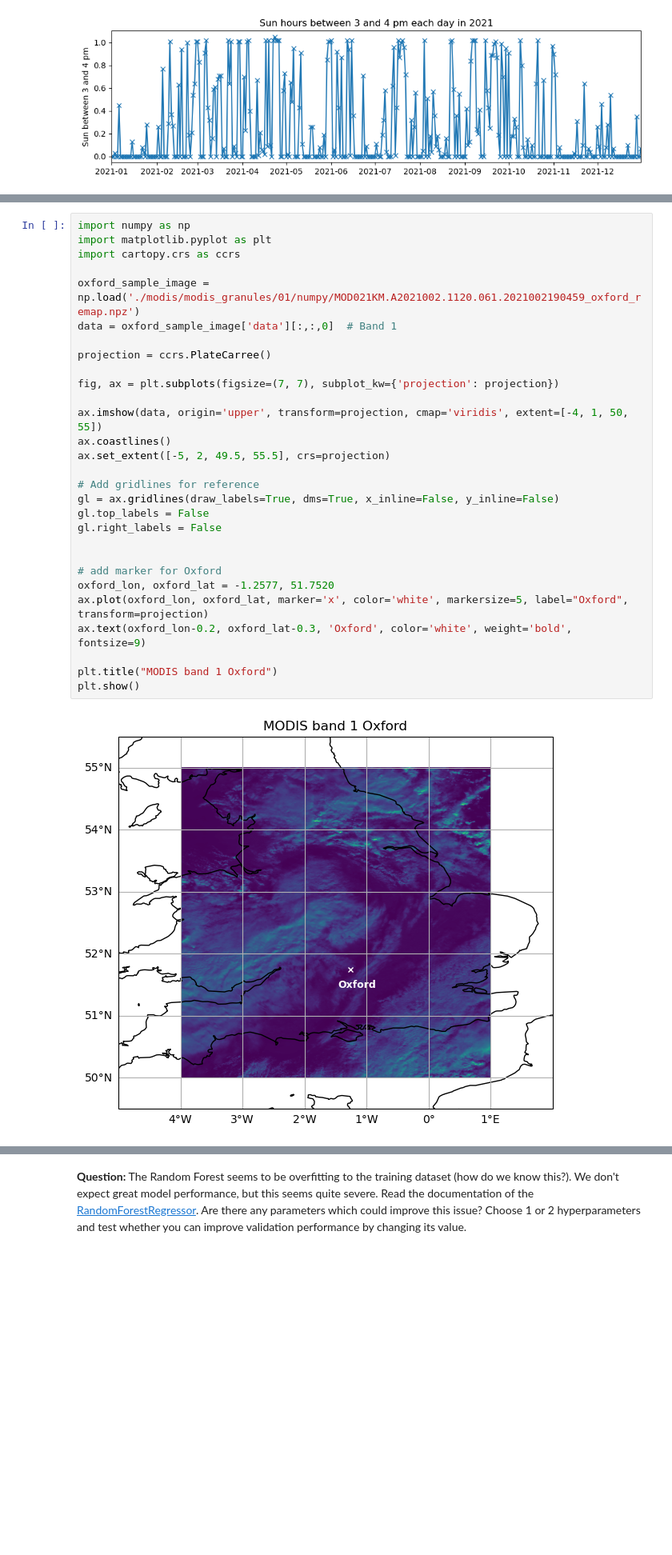
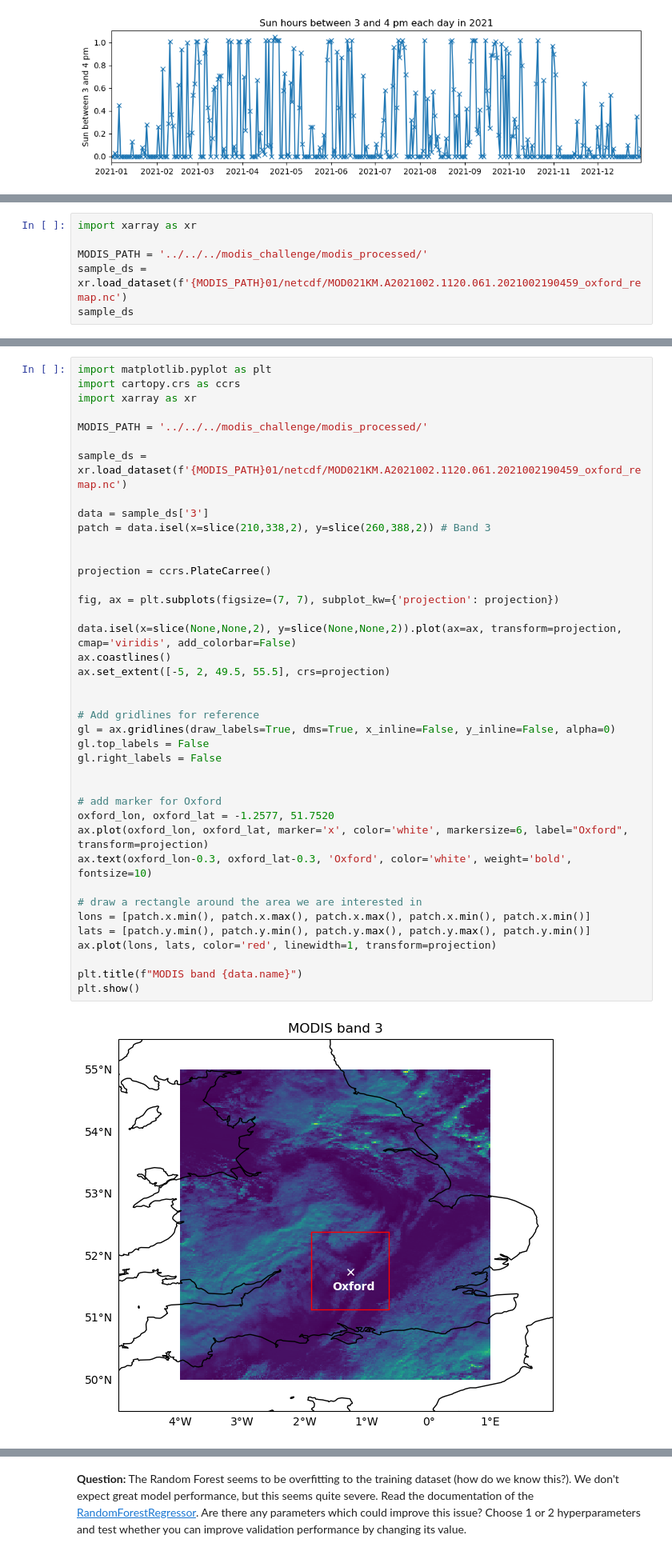
Before and after one commit to lillif/IECDT_EarthObservation, a Jupyter notebook: challenges/1-sunny-oxford/sun-prediction.ipynb, the cells around one changed output, grey strips where cells are left out. Shown at 80% size. Cells and saved outputs as stored; diff of their text form; blank space fills up the shorter version.

````diff
--- a/challenges/1-sunny-oxford/sun-prediction.ipynb
+++ b/challenges/1-sunny-oxford/sun-prediction.ipynb
@@ -92,3 +90,9 @@ results = earthaccess.search_data(
 
 files = earthaccess.download(results, local_path='./')
 ```
+# %%
+import xarray as xr
+
+MODIS_PATH = '../../../modis_challenge/modis_processed/'
+sample_ds = xr.load_dataset(f'{MODIS_PATH}01/netcdf/MOD021KM.A2021002.1120.061.2021002190459_oxford_remap.nc')
+sample_ds
@@ -95,31 +121,42 @@ files = earthaccess.download(results, local_path='./')
 # %%
-import numpy as np
 import matplotlib.pyplot as plt
 import cartopy.crs as ccrs
+import xarray as xr
 
-oxford_sample_image = np.load('./modis/modis_granules/01/numpy/MOD021KM.A2021002.1120.061.2021002190459_oxford_remap.npz')
-data = oxford_sample_image['data'][:,:,0]  # Band 1
+MODIS_PATH = '../../../modis_challenge/modis_processed/'
+
+sample_ds = xr.load_dataset(f'{MODIS_PATH}01/netcdf/MOD021KM.A2021002.1120.061.2021002190459_oxford_remap.nc')
+
+data = sample_ds['3']
+patch = data.isel(x=slice(210,338,2), y=slice(260,388,2)) # Band 3
+
 
 projection = ccrs.PlateCarree()
 
 fig, ax = plt.subplots(figsize=(7, 7), subplot_kw={'projection': projection})
 
-ax.imshow(data, origin='upper', transform=projection, cmap='viridis', extent=[-4, 1, 50, 55])
+data.isel(x=slice(None,None,2), y=slice(None,None,2)).plot(ax=ax, transform=projection, cmap='viridis', add_colorbar=False)
 ax.coastlines()
 ax.set_extent([-5, 2, 49.5, 55.5], crs=projection)
 
+
 # Add gridlines for reference
-gl = ax.gridlines(draw_labels=True, dms=True, x_inline=False, y_inline=False)
+gl = ax.gridlines(draw_labels=True, dms=True, x_inline=False, y_inline=False, alpha=0)
 gl.top_labels = False
 gl.right_labels = False
 
 
 # add marker for Oxford
 oxford_lon, oxford_lat = -1.2577, 51.7520
-ax.plot(oxford_lon, oxford_lat, marker='x', color='white', markersize=5, label="Oxford", transform=projection)
-ax.text(oxford_lon-0.2, oxford_lat-0.3, 'Oxford', color='white', weight='bold', fontsize=9)
+ax.plot(oxford_lon, oxford_lat, marker='x', color='white', markersize=6, label="Oxford", transform=projection)
+ax.text(oxford_lon-0.3, oxford_lat-0.3, 'Oxford', color='white', weight='bold', fontsize=10)
 
-plt.title("MODIS band 1 Oxford")
+# draw a rectangle around the area we are interested in
+lons = [patch.x.min(), patch.x.max(), patch.x.max(), patch.x.min(), patch.x.min()]
+lats = [patch.y.min(), patch.y.min(), patch.y.max(), patch.y.max(), patch.y.min()]
+ax.plot(lons, lats, color='red', linewidth=1, transform=projection)
+
+plt.title(f"MODIS band {data.name}")
 plt.show()
 # %% [output]
-[figure, old version]
+[figure, new version]
````
Also changed, not shown: parts of 20 cells of this notebook, 1 other file.
